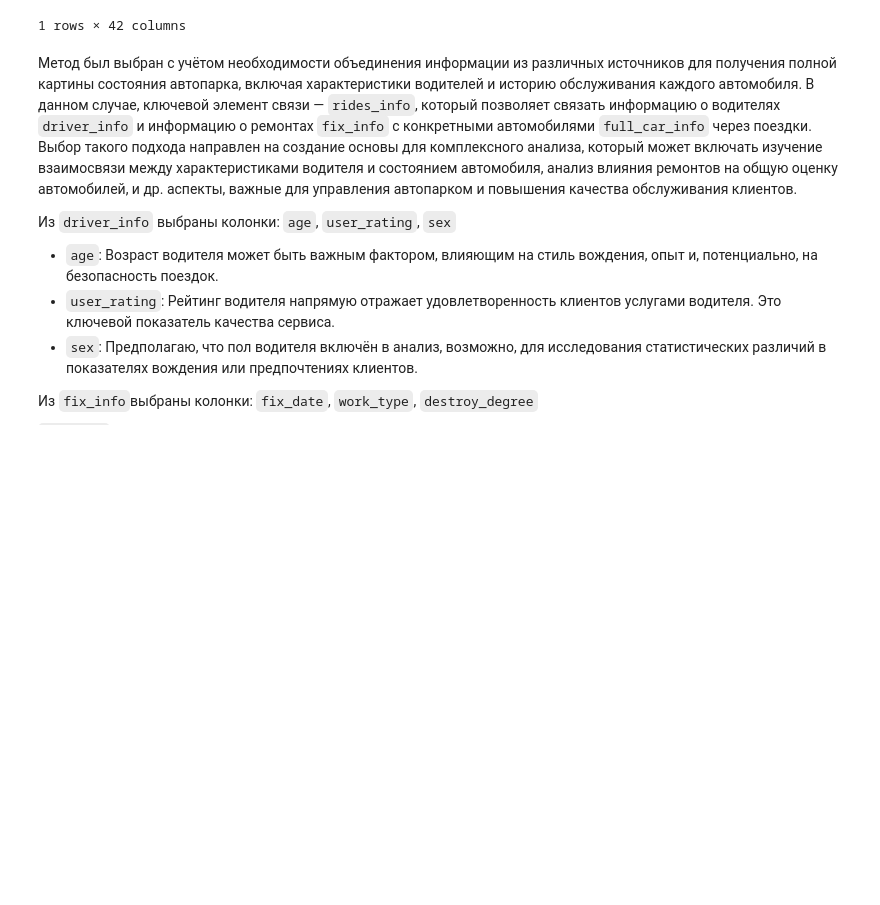
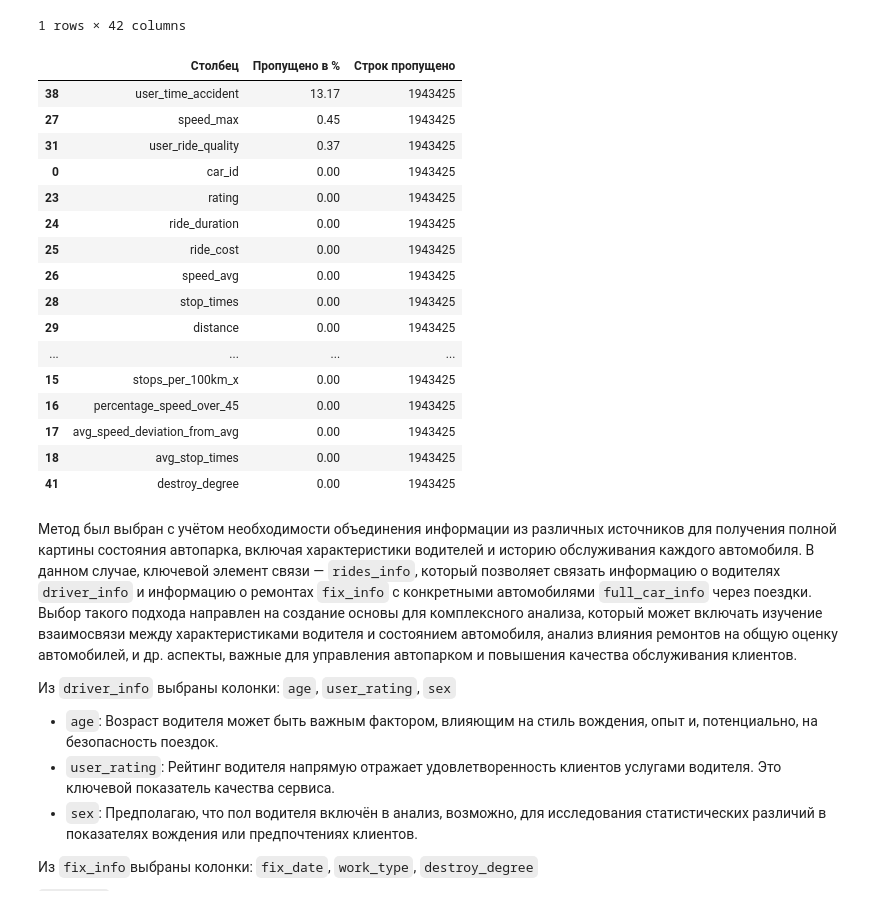
Before and after one commit to NeKonnnn/MIPT_HW, a Jupyter notebook: Sorevnovatelni_DS/HW_1/Nekrasov_Konstantin_HW_1.ipynb, the cells around one changed output. Drawn from its saved outputs; the diff is of its cells as text; code cells hidden in the pictures; blank space fills up the shorter version.

```diff
--- a/Sorevnovatelni_DS/HW_1/Nekrasov_Konstantin_HW_1.ipynb
+++ b/Sorevnovatelni_DS/HW_1/Nekrasov_Konstantin_HW_1.ipynb
@@ -35,6 +35,23 @@ import seaborn as sns
 ## <center> Знакомство с данными
 # %% [markdown]
 ### Информация про машины с таргетом (основной датасет)
+# %%
+def check_missing_values(df):
+    # Вычисляем количество пропущенных значений для каждого столбца
+    missing_values = df.isnull().sum()
+
+    # Вычисляем процент пропущенных значений для каждого столбца
+    total_values = len(df)
+    missing_percent = ((missing_values / total_values) * 100).round(2)
+
+    # Создаем новый столбец "строк пропущено" и вычисляем количество строк с хотя бы одним пропущенным значением
+    missing_data = pd.DataFrame({'Столбец': missing_values.index, 'Пропущено в %': missing_percent.values})
+    missing_data['Строк пропущено'] = df.isnull().any(axis=1).sum()
+
+    # Сортируем датафрейм по убыванию процента пропущенных значений
+    missing_data = missing_data.sort_values(by='Пропущено в %', ascending=False)
+
+    return missing_data
 # %%
 car_train = pd.read_csv('https://raw.githubusercontent.com/a-milenkin/Competitive_Data_Science/main/data/car_train.csv')
 car_train.sample(5)
@@ -268,7 +285,7 @@ full_car_info.head(1)
 full_car_rides = pd.merge(full_car_info, rides_info, on='car_id', how='left')
 
 # Присоединяем driver_info к full_car_rides по user_id
-full_car_drivers = pd.merge(full_car_rides, driver_info[['user_id', 'age', 'user_rating', 'sex']], on='user_id', how='left')
+full_car_drivers = pd.merge(full_car_rides, driver_info[['user_id', 'age', 'user_rating', 'user_time_accident']], on='user_id', how='left')
 
 # Присоединяем fix_info к full_car_drivers по car_id, выбирая нужные столбцы
 final_df = pd.merge(full_car_drivers, fix_info[['car_id', 'fix_date', 'work_type', 'destroy_degree']], on='car_id', how='left', suffixes=('', '_fix'))
@@ -278,6 +295,28 @@ final_df.head(1)
 |  | car_id | model | car_type | fuel_type | car_rating | year_to_start | riders | year_to_work | target_reg | ... |
 | 0 | y13744087j | Kia Rio X-line | economy | petrol | 3.78 | 2015 | 76163 | 2021 | 108.53 | ... |
 1 rows × 42 columns
+# %%
+# Используем функцию для анализа датафрейма train_df_cleaned
+missing_data_summary_5 = check_missing_values(final_df)
+missing_data_summary_5
+# %% [output]
+|  | Столбец | Пропущено в % | Строк пропущено |
+| 38 | user_time_accident | 13.17 | 1943425 |
+| 27 | speed_max | 0.45 | 1943425 |
+| 31 | user_ride_quality | 0.37 | 1943425 |
+| 0 | car_id | 0.00 | 1943425 |
+| 23 | rating | 0.00 | 1943425 |
+| 24 | ride_duration | 0.00 | 1943425 |
+| 25 | ride_cost | 0.00 | 1943425 |
+| 26 | speed_avg | 0.00 | 1943425 |
+| 28 | stop_times | 0.00 | 1943425 |
+| 29 | distance | 0.00 | 1943425 |
+| ... | ... | ... | ... |
+| 15 | stops_per_100km_x | 0.00 | 1943425 |
+| 16 | percentage_speed_over_45 | 0.00 | 1943425 |
+| 17 | avg_speed_deviation_from_avg | 0.00 | 1943425 |
+| 18 | avg_stop_times | 0.00 | 1943425 |
+| 41 | destroy_degree | 0.00 | 1943425 |
 # %% [markdown]
 Метод был выбран с учётом необходимости объединения информации из различных источников для получения полной картины состояния автопарка, включая характеристики водителей и историю обслуживания каждого автомобиля. В данном случае, ключевой элемент связи — `rides_info`, который позволяет связать информацию о водителях `driver_info` и информацию о ремонтах `fix_info` с конкретными автомобилями `full_car_info` через поездки. Выбор такого подхода направлен на создание основы для комплексного анализа, который может включать изучение взаимосвязи между характеристиками водителя и состоянием автомобиля, анализ влияния ремонтов на общую оценку автомобилей, и др. аспекты, важные для управления автопарком и повышения качества обслуживания клиентов.
 
```
Also changed, not shown: parts of 22 cells of this notebook.
